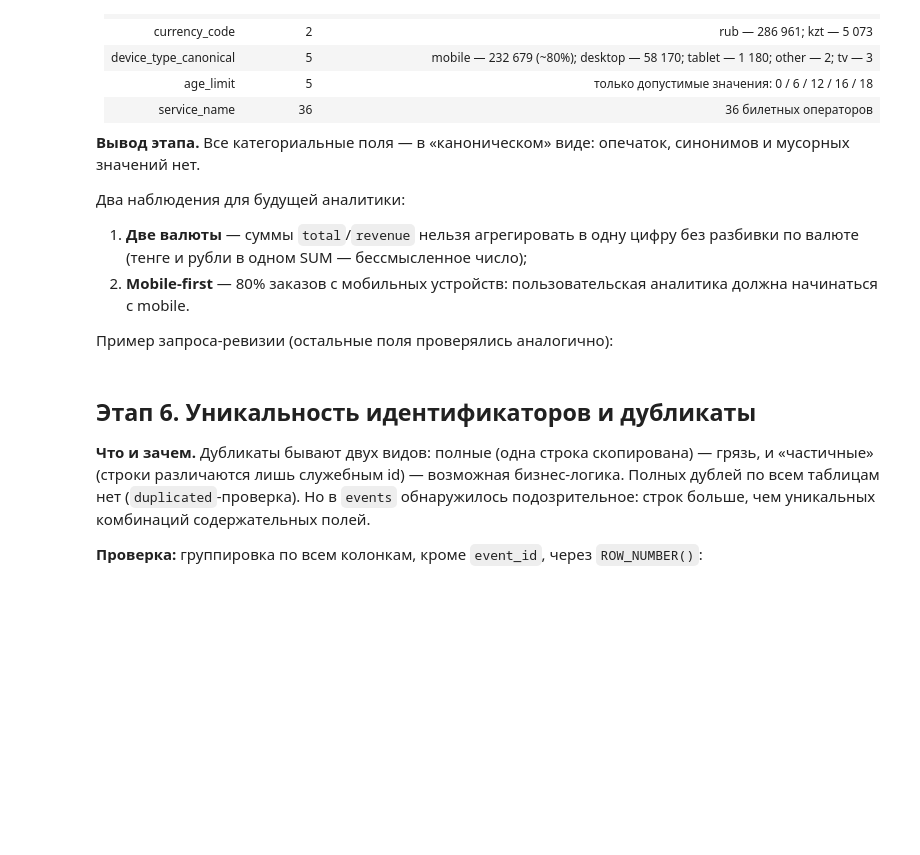
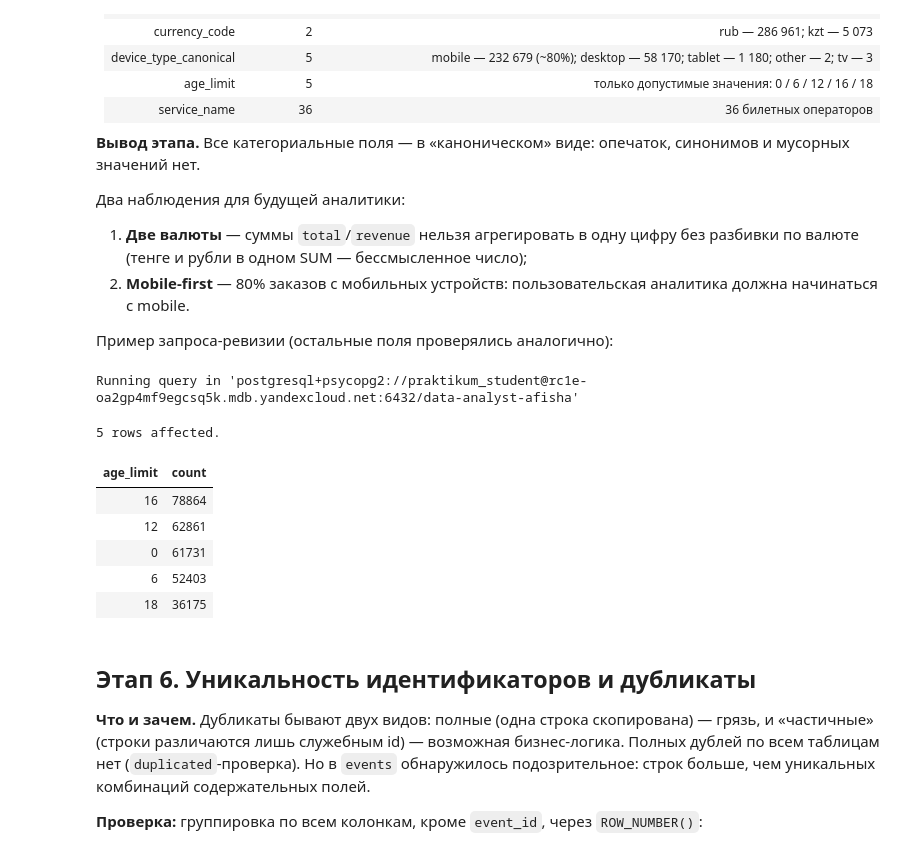
Before and after one commit to YuriChe/data-analyst-afisha, a Jupyter notebook: eda-afisha-fin.ipynb, the cells around one changed output. Drawn from its saved outputs; the diff is of its cells as text; code cells hidden in the pictures; blank space fills up the shorter version.

```diff
--- a/eda-afisha-fin.ipynb
+++ b/eda-afisha-fin.ipynb
@@ -150,6 +163,22 @@ SELECT device_type_canonical, COUNT(*)
 FROM afisha.purchases
 GROUP BY device_type_canonical
 ORDER BY COUNT(*) DESC;
+# %%
+%%sql
+SELECT age_limit,
+        COUNT(*)
+FROM afisha.purchases
+GROUP BY age_limit
+ORDER BY COUNT(*) DESC;
+# %% [output]
+Running query in 'postgresql+psycopg2://praktikum_student@rc1e-oa2gp4mf9egcsq5k.mdb.yandexcloud.net:6432/data-analyst-afisha'
+5 rows affected.
+| age_limit | count |
+| 16 | 78864 |
+| 12 | 62861 |
+| 0 | 61731 |
+| 6 | 52403 |
+| 18 | 36175 |
 # %% [markdown]
 ## Этап 6. Уникальность идентификаторов и дубликаты
 
```
Also changed, not shown: parts of 2 cells of this notebook.
